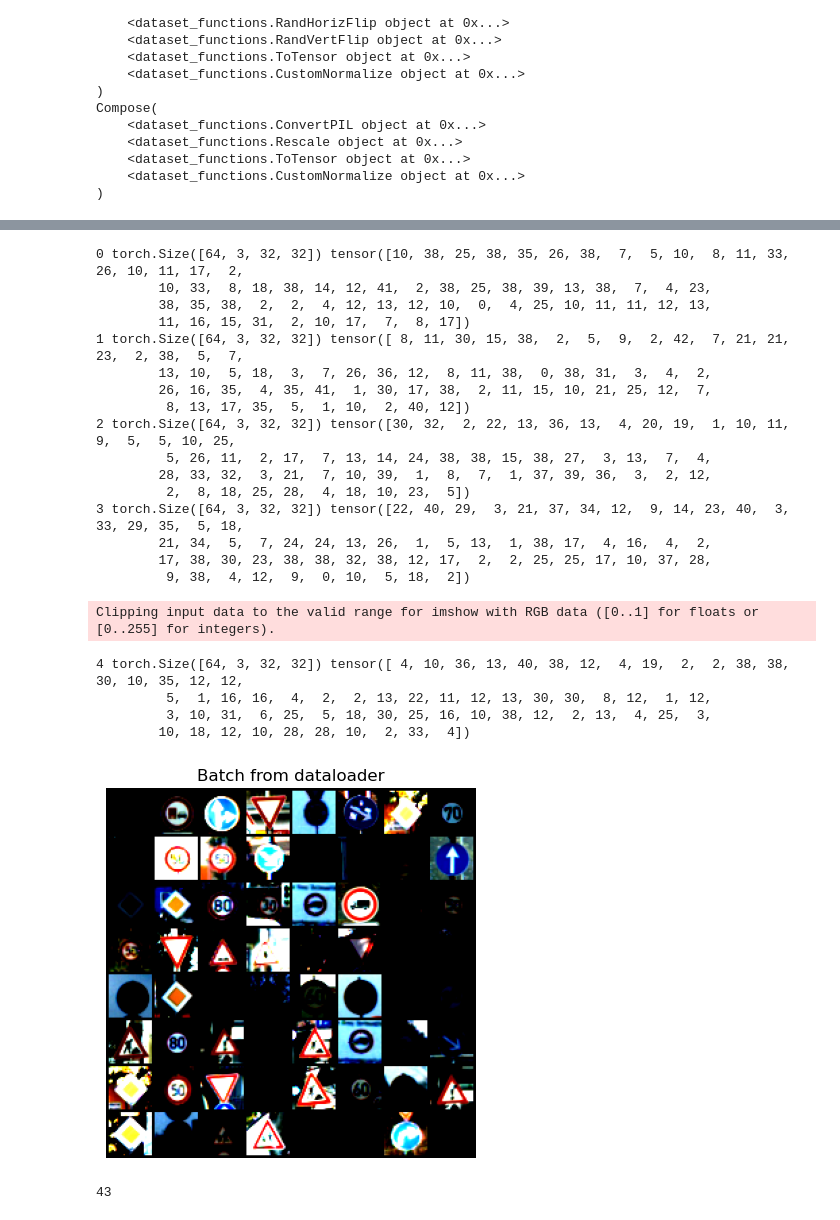
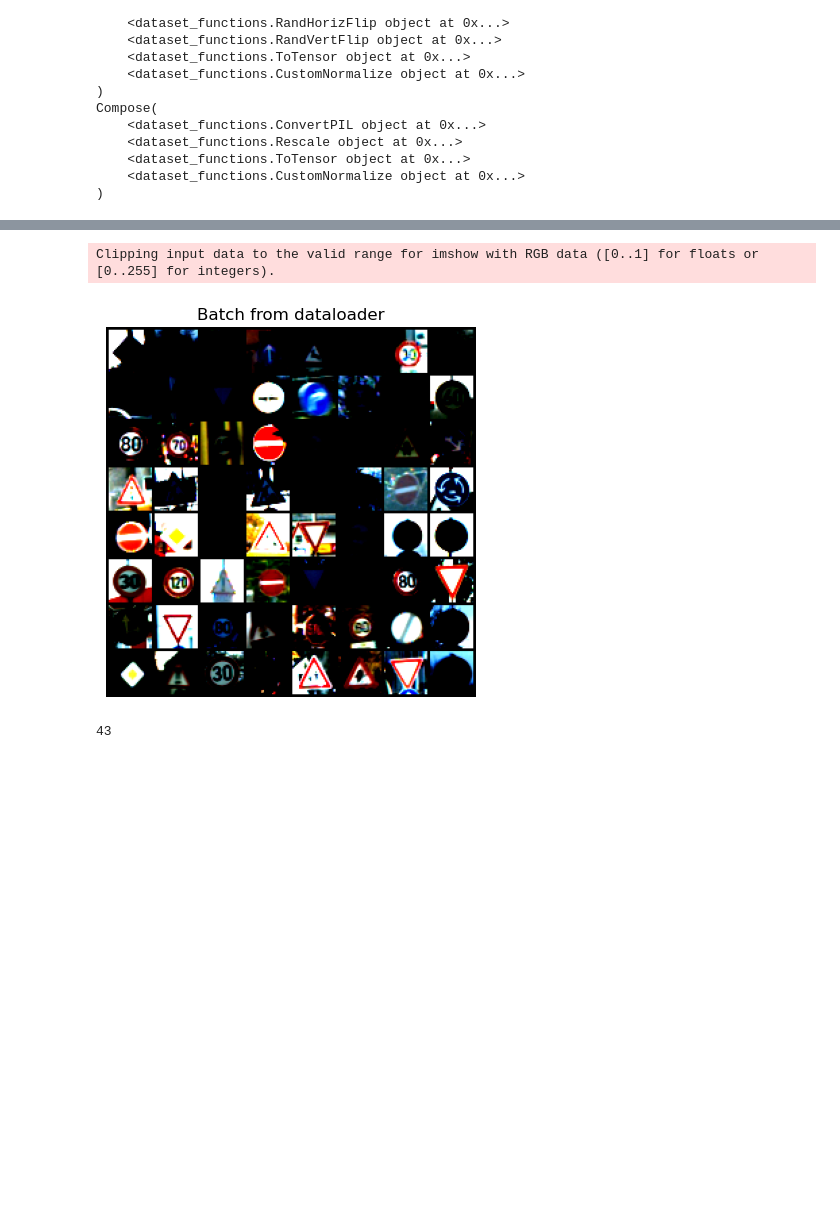
Before and after one commit to joaolealgh/TrafficSignsDetection, a Jupyter notebook: src/notebooks/GTSRB_tests.ipynb, the cells around one changed output, grey strips where cells are left out. Cells and saved outputs as stored; diff of their text form; code cells hidden in the pictures; blank space fills up the shorter version.

```diff
--- a/src/notebooks/GTSRB_tests.ipynb
+++ b/src/notebooks/GTSRB_tests.ipynb
@@ -46,3 +29,12 @@ tensor([0.3403, 0.3121, 0.3214]) tensor([0.2724, 0.2608, 0.2669])
+# %%
+PLOT_DATASET = False
+# %%
+CALCULATE_MEAN_STD = False
+if CALCULATE_MEAN_STD:
+    mean, std = calculate_mean_std_custom_dataset()
+else:
+    mean = torch.tensor([0.3403, 0.3121, 0.3214])
+    std = torch.tensor([0.2724, 0.2608, 0.2669])
 # %%
 training_data_transform = transforms.Compose([
         ConvertPIL(),
@@ -157,51 +111,23 @@ Clipping input data to the valid range for imshow with RGB data ([0..1] for floa
 # %%
 test_traffic_dataset = TrafficSignsDataset(annotations_file='../../dataset/GTSRB/Test.csv',
-                                           root_dir='../../dataset/GTSRB', transform=
-                                           transforms.Compose([
+                                           root_dir='../../dataset/GTSRB',
+                                           transform=transforms.Compose([
                                             ConvertPIL(),
                                             Rescale((32, 32)),
                                             ToTensor(),
                                             CustomNormalize(mean, std)
                                         ]))
 
 test_dataset_loader = torch.utils.data.DataLoader(test_traffic_dataset,
                                                 batch_size=64,
                                                 shuffle=True,
-                                                num_workers=0)
+                                                num_workers=4)
 
-for i_batch, sample_batched in enumerate(test_dataset_loader):
-    # print(i_batch, sample_batched['image'].size(), sample_batched['label'])
-    # observe 4th batch and stop.
-    if i_batch == 4:
-        plt.figure()
-        show_traffic_signs(sample_batched)
-        plt.axis('off')
-        plt.ioff()
-        plt.show()
-        break
+if PLOT_DATASET:
+    plot_gtsrb_dataset_images(test_dataset_loader)
 # %% [output]
-0 torch.Size([64, 3, 32, 32]) tensor([10, 38, 25, 38, 35, 26, 38,  7,  5, 10,  8, 11, 33, 26, 10, 11, 17,  2,
-        10, 33,  8, 18, 38, 14, 12, 41,  2, 38, 25, 38, 39, 13, 38,  7,  4, 23,
-        38, 35, 38,  2,  2,  4, 12, 13, 12, 10,  0,  4, 25, 10, 11, 11, 12, 13,
-        11, 16, 15, 31,  2, 10, 17,  7,  8, 17])
-1 torch.Size([64, 3, 32, 32]) tensor([ 8, 11, 30, 15, 38,  2,  5,  9,  2, 42,  7, 21, 21, 23,  2, 38,  5,  7,
-        13, 10,  5, 18,  3,  7, 26, 36, 12,  8, 11, 38,  0, 38, 31,  3,  4,  2,
-        26, 16, 35,  4, 35, 41,  1, 30, 17, 38,  2, 11, 15, 10, 21, 25, 12,  7,
-         8, 13, 17, 35,  5,  1, 10,  2, 40, 12])
-2 torch.Size([64, 3, 32, 32]) tensor([30, 32,  2, 22, 13, 36, 13,  4, 20, 19,  1, 10, 11,  9,  5,  5, 10, 25,
-         5, 26, 11,  2, 17,  7, 13, 14, 24, 38, 38, 15, 38, 27,  3, 13,  7,  4,
-        28, 33, 32,  3, 21,  7, 10, 39,  1,  8,  7,  1, 37, 39, 36,  3,  2, 12,
-         2,  8, 18, 25, 28,  4, 18, 10, 23,  5])
-3 torch.Size([64, 3, 32, 32]) tensor([22, 40, 29,  3, 21, 37, 34, 12,  9, 14, 23, 40,  3, 33, 29, 35,  5, 18,
-        21, 34,  5,  7, 24, 24, 13, 26,  1,  5, 13,  1, 38, 17,  4, 16,  4,  2,
-        17, 38, 30, 23, 38, 38, 32, 38, 12, 17,  2,  2, 25, 25, 17, 10, 37, 28,
-         9, 38,  4, 12,  9,  0, 10,  5, 18,  2])
+Clipping input data to the valid range for imshow with RGB data ([0..1] for floats or [0..255] for integers).
-Clipping input data to the valid range for imshow with RGB data ([0..1] for floats or [0..255] for integers).
-4 torch.Size([64, 3, 32, 32]) tensor([ 4, 10, 36, 13, 40, 38, 12,  4, 19,  2,  2, 38, 38, 30, 10, 35, 12, 12,
-         5,  1, 16, 16,  4,  2,  2, 13, 22, 11, 12, 13, 30, 30,  8, 12,  1, 12,
-         3, 10, 31,  6, 25,  5, 18, 30, 25, 16, 10, 38, 12,  2, 13,  4, 25,  3,
-        10, 18, 12, 10, 28, 28, 10,  2, 33,  4])
-[figure, old version]
+[figure, new version]
 # %%
 num_classes = len(train_dataset.dataset.get_classes())
 print(num_classes)
```
Also changed, not shown: parts of 14 cells of this notebook, 2 other files.
